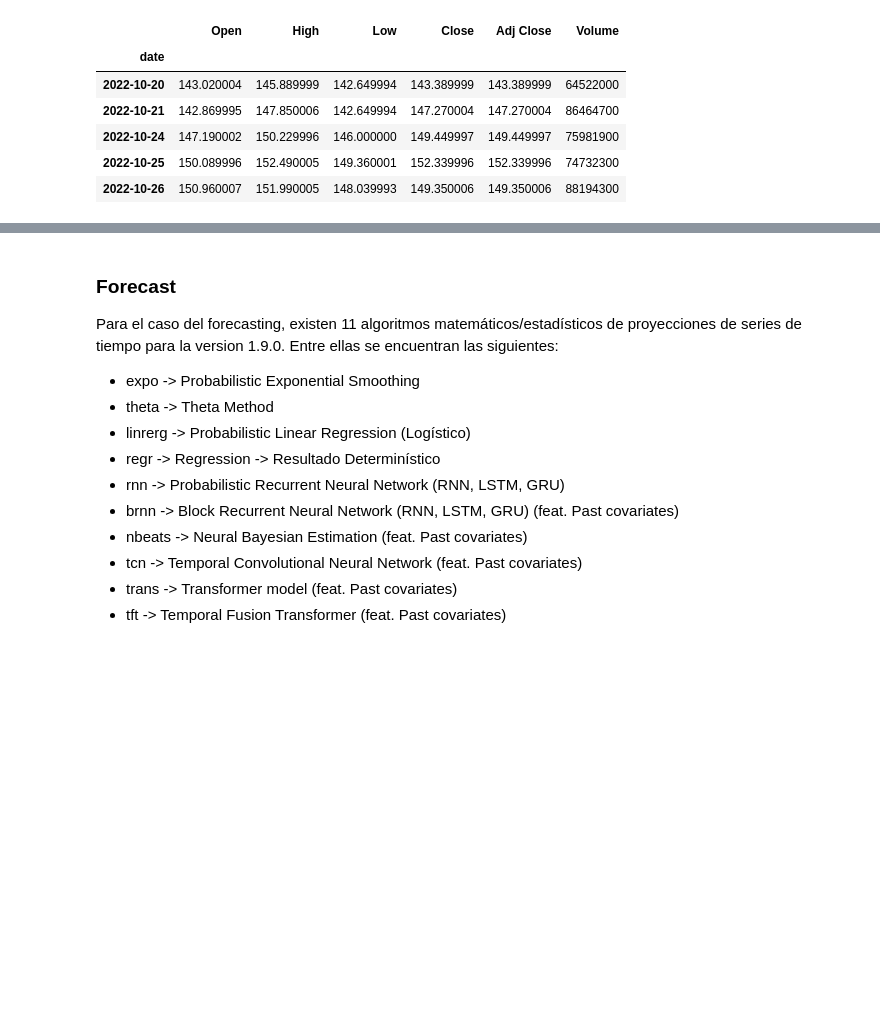
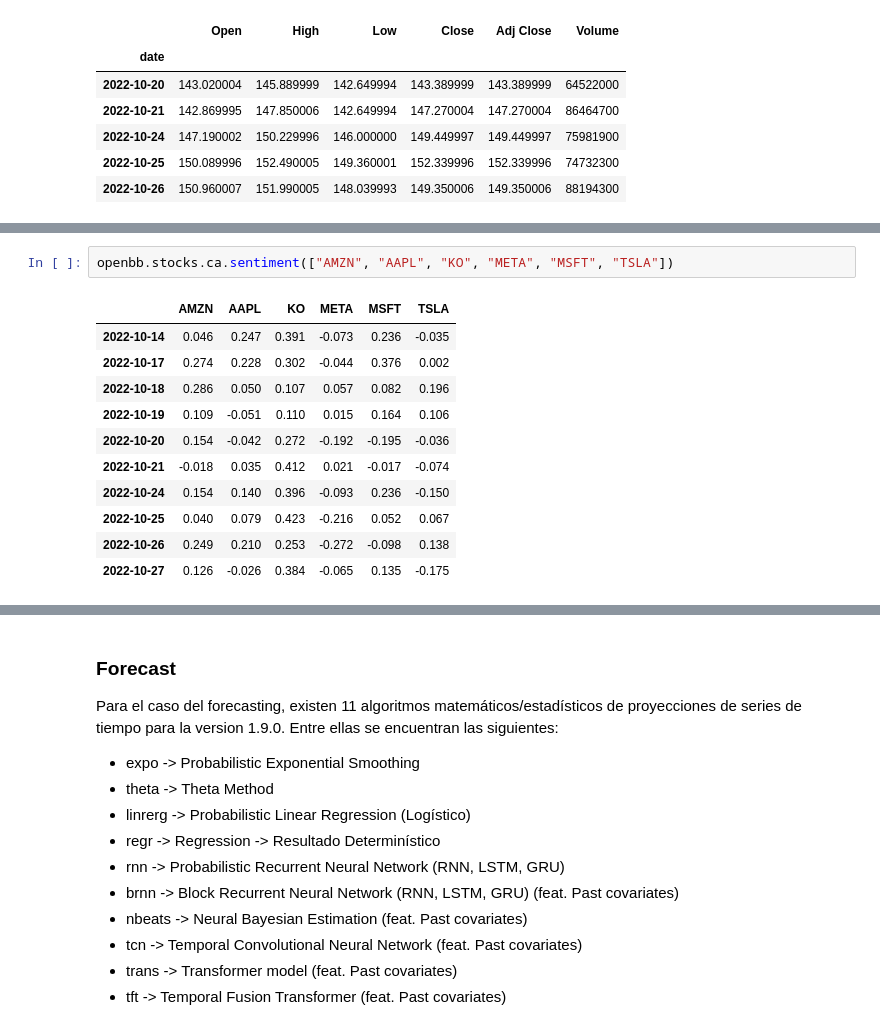
Before and after one commit to mauricioalvaradoo/openbb_terminal, a Jupyter notebook: openbb_inspection.ipynb, the cells around one changed output, grey strips where cells are left out. Cells and saved outputs as stored; diff of their text form; blank space fills up the shorter version.

```diff
--- a/openbb_inspection.ipynb
+++ b/openbb_inspection.ipynb
@@ -52,0 +65,14 @@ Loading Daily AAPL stock with starting period 2020-01-02 for analysis.
+# %%
+openbb.stocks.ca.sentiment(["AMZN", "AAPL", "KO", "META", "MSFT", "TSLA"])
+# %% [output]
+|  | AMZN | AAPL | KO | META | MSFT | TSLA |
+| 2022-10-14 | 0.046 | 0.247 | 0.391 | -0.073 | 0.236 | -0.035 |
+| 2022-10-17 | 0.274 | 0.228 | 0.302 | -0.044 | 0.376 | 0.002 |
+| 2022-10-18 | 0.286 | 0.050 | 0.107 | 0.057 | 0.082 | 0.196 |
+| 2022-10-19 | 0.109 | -0.051 | 0.110 | 0.015 | 0.164 | 0.106 |
+| 2022-10-20 | 0.154 | -0.042 | 0.272 | -0.192 | -0.195 | -0.036 |
+| 2022-10-21 | -0.018 | 0.035 | 0.412 | 0.021 | -0.017 | -0.074 |
+| 2022-10-24 | 0.154 | 0.140 | 0.396 | -0.093 | 0.236 | -0.150 |
+| 2022-10-25 | 0.040 | 0.079 | 0.423 | -0.216 | 0.052 | 0.067 |
+| 2022-10-26 | 0.249 | 0.210 | 0.253 | -0.272 | -0.098 | 0.138 |
+| 2022-10-27 | 0.126 | -0.026 | 0.384 | -0.065 | 0.135 | -0.175 |
```
Also changed, not shown: parts of 24 cells of this notebook.
